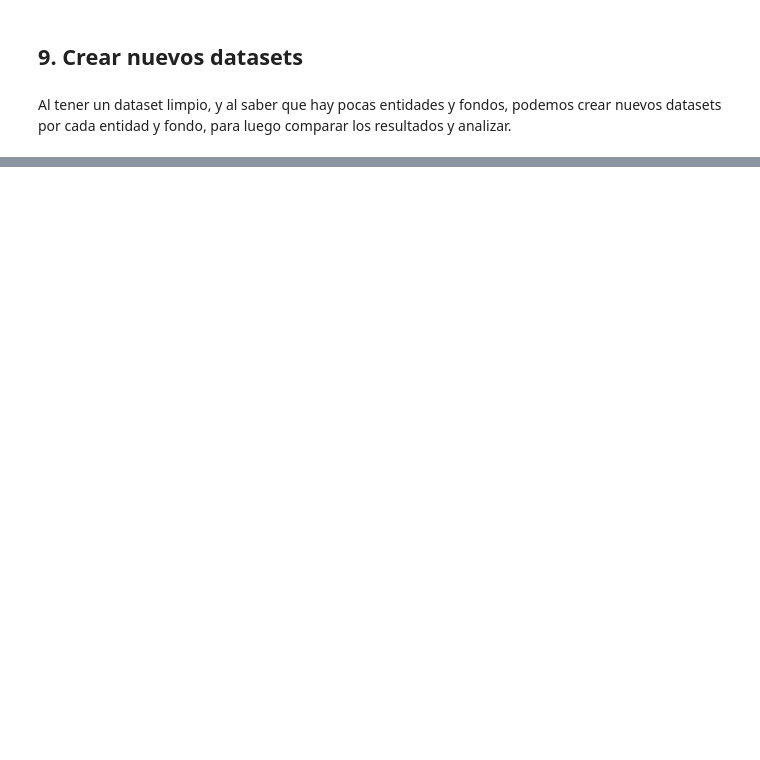
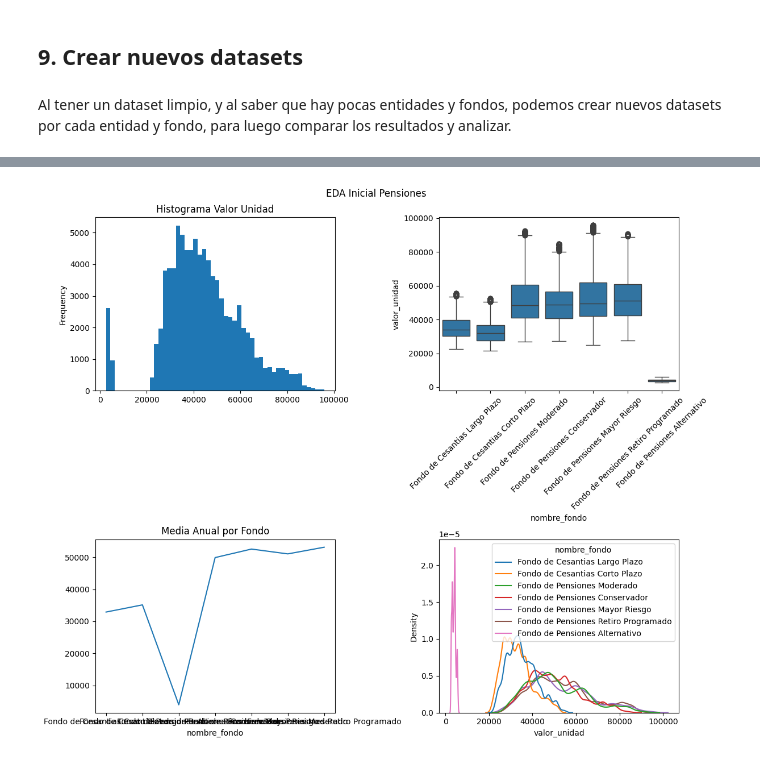
Before and after one commit to wolfang7/proyecto-analisis-datos, a Jupyter notebook: pensiones.ipynb, the cells around one changed output, grey strips where cells are left out. Drawn from its saved outputs; the diff is of its cells as text; code cells hidden in the pictures; blank space fills up the shorter version.

```diff
--- a/pensiones.ipynb
+++ b/pensiones.ipynb
@@ -216,0 +319,17 @@ guardar_subset(df_limpio, "nombre_fondo",
+# %%
+import seaborn as sns
+
+fig, axes = plt.subplots(2, 2, figsize=(12, 10))
+df['valor_unidad'].plot.hist(bins=50, ax=axes[0,0], title='Histograma Valor Unidad')
+df.groupby('nombre_fondo')['valor_unidad'].mean().plot.line(ax=axes[1,0], title='Media Anual por Fondo')
+sns.kdeplot(data=df, x='valor_unidad', hue='nombre_fondo', ax=axes[1,1])
+
+# The boxplot requires a categorical variable, using 'nombre_fondo'
+sns.boxplot(x='nombre_fondo', y='valor_unidad', data=df, ax=axes[0,1])
+axes[0,1].tick_params(axis='x', rotation=45) # Rotate labels for readability
+
+fig.suptitle('EDA Inicial Pensiones');
+plt.tight_layout();
+plt.show()
+# %% [output]
+[figure, added]
```
Also changed, not shown: parts of 9 cells of this notebook.
